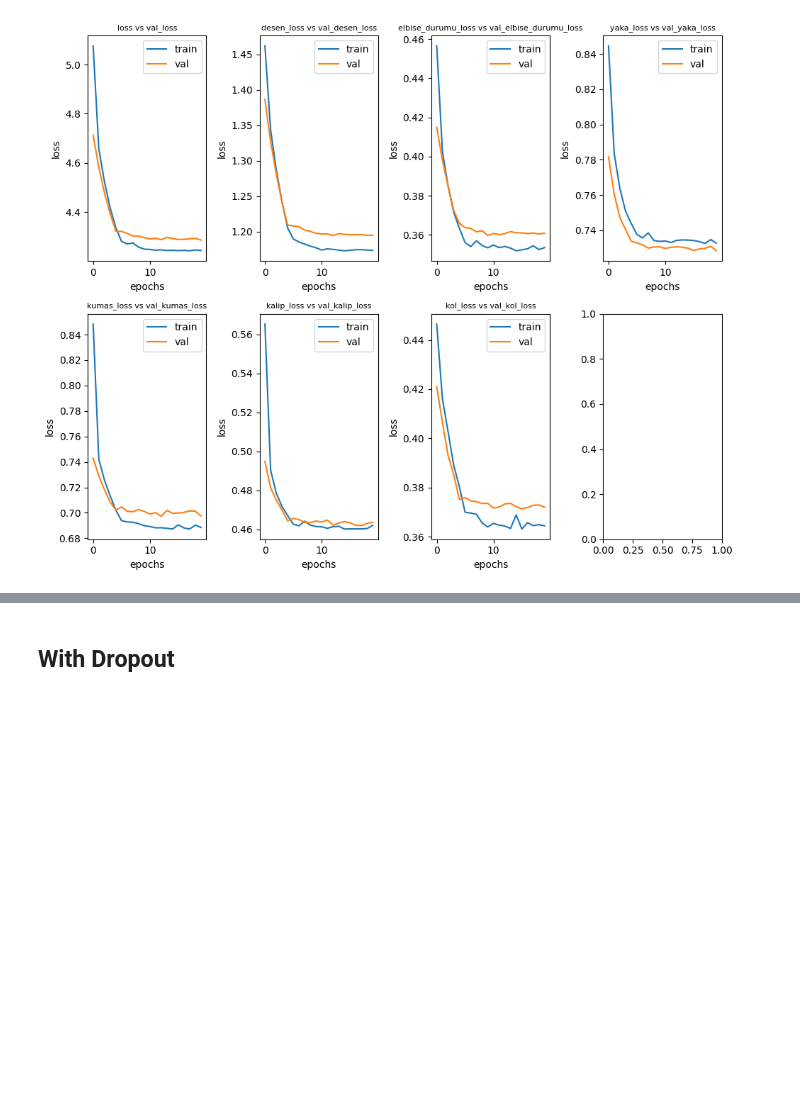
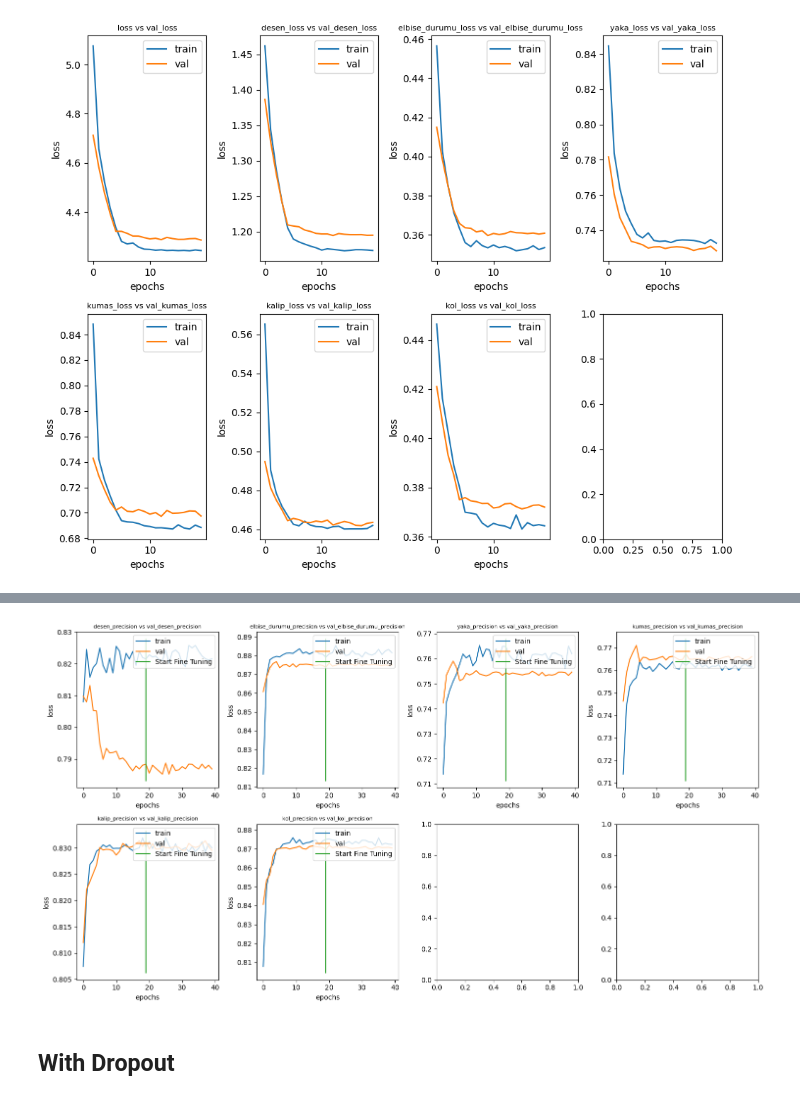
Before and after one commit to melihkacaman/SimilarProducts, a Jupyter notebook: notebooks/14 Fine Grained Multioutput Models.ipynb, the cells around one changed output, grey strips where cells are left out. Drawn from its saved outputs; the diff is of its cells as text; code cells hidden in the pictures; blank space fills up the shorter version.

```diff
--- a/notebooks/14 Fine Grained Multioutput Models.ipynb
+++ b/notebooks/14 Fine Grained Multioutput Models.ipynb
@@ -578,2 +653,6 @@ def plot_his_eval(hist_df:pd.DataFrame):
+# %%
+plot_his_eval_finetune(pd.concat([hist_df_3, hist_df_3_fine]).reset_index(), [20])
+# %% [output]
+[figure, added]
 # %% [markdown]
 ## With Dropout
```
Also changed, not shown: parts of 5 cells of this notebook, 1 other file.
